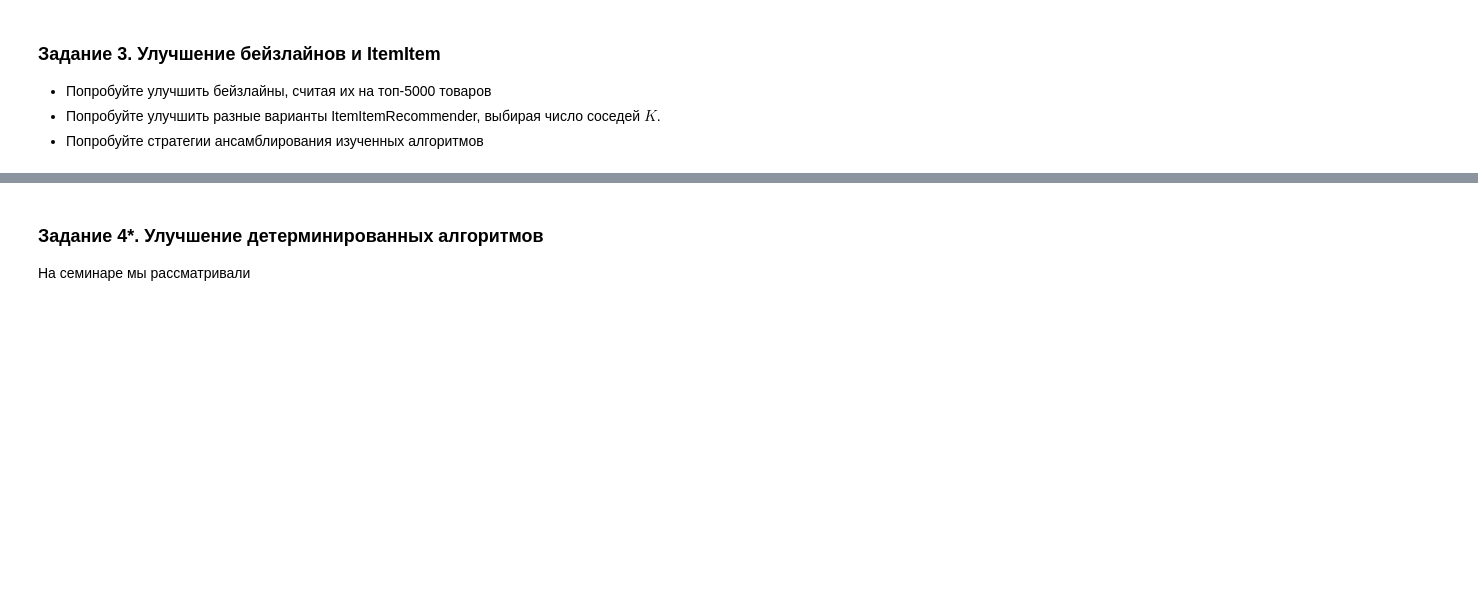
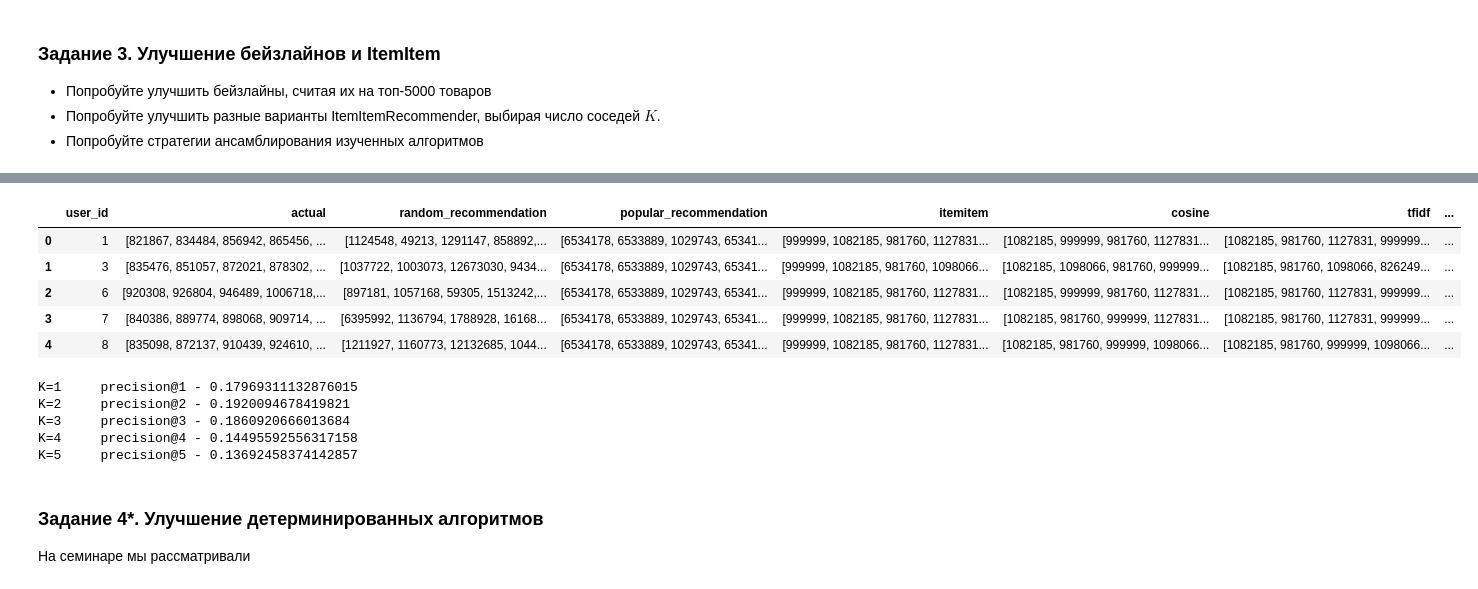
Before and after one commit to OlegRev/recommendation_systems, a Jupyter notebook: hw_webinar_2.ipynb, the cells around one changed output, grey strips where cells are left out. Drawn from its saved outputs; the diff is of its cells as text; code cells hidden in the pictures; blank space fills up the shorter version.

```diff
--- a/hw_webinar_2.ipynb
+++ b/hw_webinar_2.ipynb
@@ -66,4 +105,4 @@ data_train_webinar.loc[data_train_webinar['item_id']== 999999]
 # %% [markdown]
 Уберите этот товар (**внимание**: это можно сделать разными способами!) и сравните с качеством на семинаре.
 # %%
-data_train_webinar = data_train_webinar.drop(data_train_webinar[data_train_webinar.item_id == 999999].index)
+data_train_webinar_drop999999 = data_train_webinar.drop(data_train_webinar[data_train_webinar.item_id == 999999].index)
@@ -338,3 +455,56 @@ own_purchases_result             0.17969311132876015
+# %%
+userids = user_item_matrix.index.values
+itemids = user_item_matrix.columns.values
+
+matrix_userids = np.arange(len(userids))
+matrix_itemids = np.arange(len(itemids))
+
+id_to_itemid = dict(zip(matrix_itemids, itemids))
+id_to_userid = dict(zip(matrix_userids, userids))
+
+itemid_to_id = dict(zip(itemids, matrix_itemids))
+userid_to_id = dict(zip(userids, matrix_userids))
+# %%
+for k in range(1, 6):
+    model = ItemItemRecommender(K=k, num_threads=4) # K - кол-во билжайших соседей
+
+    model.fit(csr_matrix(user_item_matrix).T.tocsr(),  # На вход item-user matrix
+          show_progress=True)
+
+    recs = model.recommend(userid=userid_to_id[2],  # userid - id от 0 до N
+                        user_items=csr_matrix(user_item_matrix).tocsr(),   # на вход user-item matrix
+                        N=5, # кол-во рекомендаций
+                        filter_already_liked_items=False,
+                        filter_items=False,
+                        recalculate_user=True)
+    result['itemitem@'+str(k)] = result['user_id'].apply(lambda x: [id_to_itemid[rec[0]] for rec in
+                                    model.recommend(userid=userid_to_id[x],
+                                    user_items=sparse_user_item,   # на вход user-item matrix
+                                    N=5,
+                                    filter_already_liked_items=False,
+                                    filter_items=[999999],
+                                    recalculate_user=False)])
+
+result.head()
+# %% [output]
+|  | user_id | actual | random_recommendation | popular_recommendation | itemitem | cosine | tfidf | ... |
+| 0 | 1 | [821867, 834484, 856942, 865456, ... | [1124548, 49213, 1291147, 858892,... | [6534178, 6533889, 1029743, 65341... | [999999, 1082185, 981760, 1127831... | [1082185, 999999, 981760, 1127831... | [1082185, 981760, 1127831, 999999... | ... |
+| 1 | 3 | [835476, 851057, 872021, 878302, ... | [1037722, 1003073, 12673030, 9434... | [6534178, 6533889, 1029743, 65341... | [999999, 1082185, 981760, 1098066... | [1082185, 1098066, 981760, 999999... | [1082185, 981760, 1098066, 826249... | ... |
+| 2 | 6 | [920308, 926804, 946489, 1006718,... | [897181, 1057168, 59305, 1513242,... | [6534178, 6533889, 1029743, 65341... | [999999, 1082185, 981760, 1127831... | [1082185, 999999, 981760, 1127831... | [1082185, 981760, 1127831, 999999... | ... |
+| 3 | 7 | [840386, 889774, 898068, 909714, ... | [6395992, 1136794, 1788928, 16168... | [6534178, 6533889, 1029743, 65341... | [999999, 1082185, 981760, 1127831... | [1082185, 981760, 999999, 1127831... | [1082185, 981760, 1127831, 999999... | ... |
+| 4 | 8 | [835098, 872137, 910439, 924610, ... | [1211927, 1160773, 12132685, 1044... | [6534178, 6533889, 1029743, 65341... | [999999, 1082185, 981760, 1127831... | [1082185, 981760, 999999, 1098066... | [1082185, 981760, 999999, 1098066... | ... |
+# %%
+for k in range(1, 6):
+    itemitem_result = result.apply(
+        lambda x: precision_at_k(x['itemitem@'+str(k)], x['actual'],  5), axis=1
+        ).mean()
+    print(f'K={k}\tprecision@{k} - {itemitem_result}')
+# %% [output]
+K=1     precision@1 - 0.17969311132876015
+K=2     precision@2 - 0.1920094678419821
+K=3     precision@3 - 0.1860920666013684
+K=4     precision@4 - 0.14495592556317158
+K=5     precision@5 - 0.13692458374142857
 # %% [markdown]
 ### Задание 4*. Улучшение детерминированных алгоритмов
 На семинаре мы рассматривали
```
Also changed, not shown: parts of 20 cells of this notebook.
